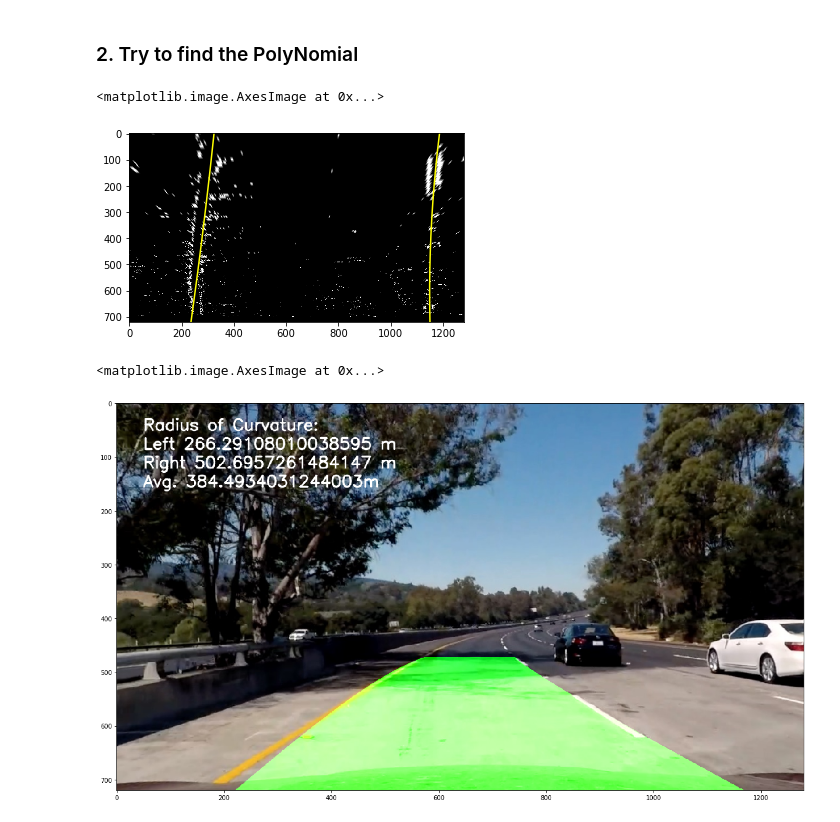
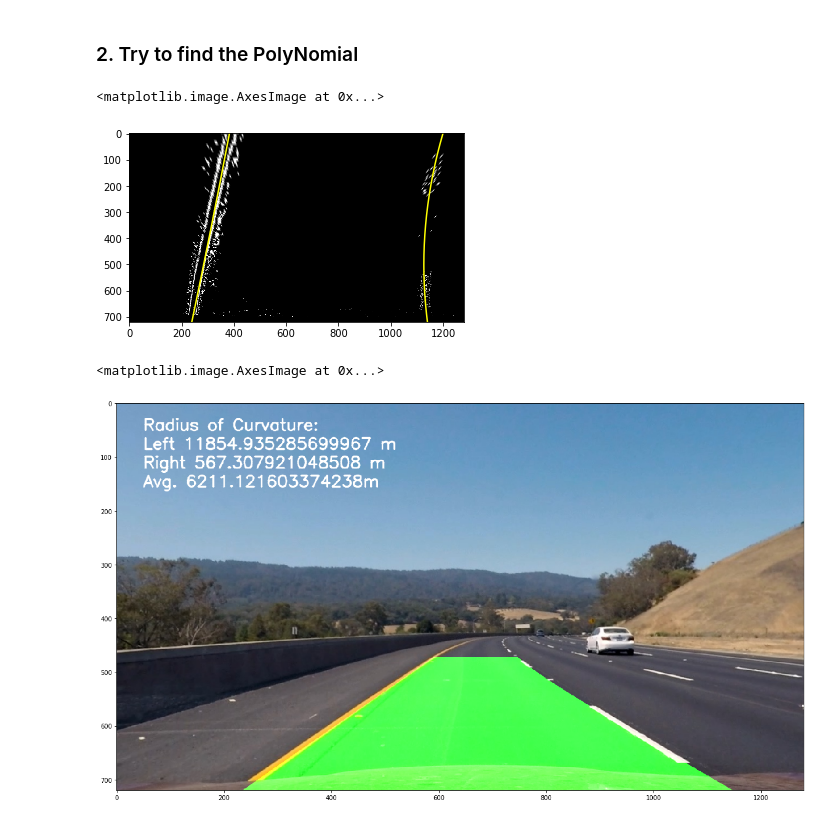
Before and after one commit to AbhilashAbhimsh/Advanced_Lane-lines, a Jupyter notebook: Project.ipynb, the cells around one changed output. Drawn from its saved outputs; the diff is of its cells as text; code cells hidden in the pictures.

```diff
--- a/Project.ipynb
+++ b/Project.ipynb
@@ -195,7 +195,7 @@ def get_initial_pixel_values(warp_img):
 # %% [markdown]
 ### 2. Try to find the PolyNomial
 # %%
-def search_lane_lines(warp_img, nwindows=20, minpixels=50, margin=100):
+def search_lane_lines(warp_img, nwindows=20, minpixels=70, margin=100):
 
     left_current, right_current = get_initial_pixel_values(warp_img)
 #     print("Initial left and right pixel indices: {}".format(get_initial_pixel_values(warp_img)))
@@ -262,7 +262,7 @@ plt.plot(right_fitx, ploty, color='yellow')
 plt.imshow(warp_img, cmap='gray')
 # %% [output]
 <matplotlib.image.AxesImage at 0x...>
-[figure, old version]
+[figure, new version]
 # %%
 def draw_polygon(img, left_fitx, right_fitx, ploty):
     #Scaling the model
@@ -291,7 +291,7 @@ def find_radius_of_curvature(left_fitx, right_fitx, ploty):
 # %%
 ret, mtx, dist, rvec, tvec = camera_calibration("camera_cal/")
 # %%
-image_path = 'test_images/test5.jpg'
+image_path = 'test_images/test3.jpg'
 
 #Undistorting image
 undistorted_original = undistort_image(image_path, mtx, dist)
@@ -310,31 +310,31 @@ threshold_img = combine_threshold_img(color_threshold_img, binary_image_threshol
 src, dst = get_src_dst_for_warp(threshold_img)
 warp_img = apply_perspective_transform(threshold_img, src, dst)
 
 #Search for Lane Lines
 left_x, left_y, right_x, right_y = search_lane_lines(warp_img)
 left_fitx, right_fitx, ploty = poly_fit(warp_img, left_x, left_y, right_x, right_y)
 
 #Applying the Polygon
 result = draw_polygon(warp_img, left_fitx, right_fitx, ploty)
 
 # Calculate Radius of Curvature
 left_curverad, right_curverad = find_radius_of_curvature(left_fitx, right_fitx, ploty)
 
 #Getting inverse transforms to put the polygon on main image
 un_warp_img = apply_perspective_transform(result, dst, src)
 img_n = cv2.normalize(src=un_warp_img, dst=None, alpha=0, beta=255, norm_type=cv2.NORM_MINMAX, dtype=cv2.CV_8U)
 
 actual_image_region = cv2.addWeighted(undistorted_original, 1, img_n , 0.8,0)
 text = "Radius of Curvature:\nLeft {} m\nRight {} m\nAvg. {}m".format(left_curverad, right_curverad,
                                                         (left_curverad + right_curverad) / 2)
 font = cv2.FONT_HERSHEY_SIMPLEX
 y0, dy = 50, 35
 for i,line in enumerate(text.split("\n")):
     y = y0 + i*dy
     cv2.putText(actual_image_region, line, (y0 ,y), font, 1, (255, 255, 255), 2, cv2.LINE_AA)
 
 plt.figure(figsize=(20,20))
 plt.imshow(actual_image_region)
 # %% [output]
 <matplotlib.image.AxesImage at 0x...>
-[figure, old version]
+[figure, new version]
```
